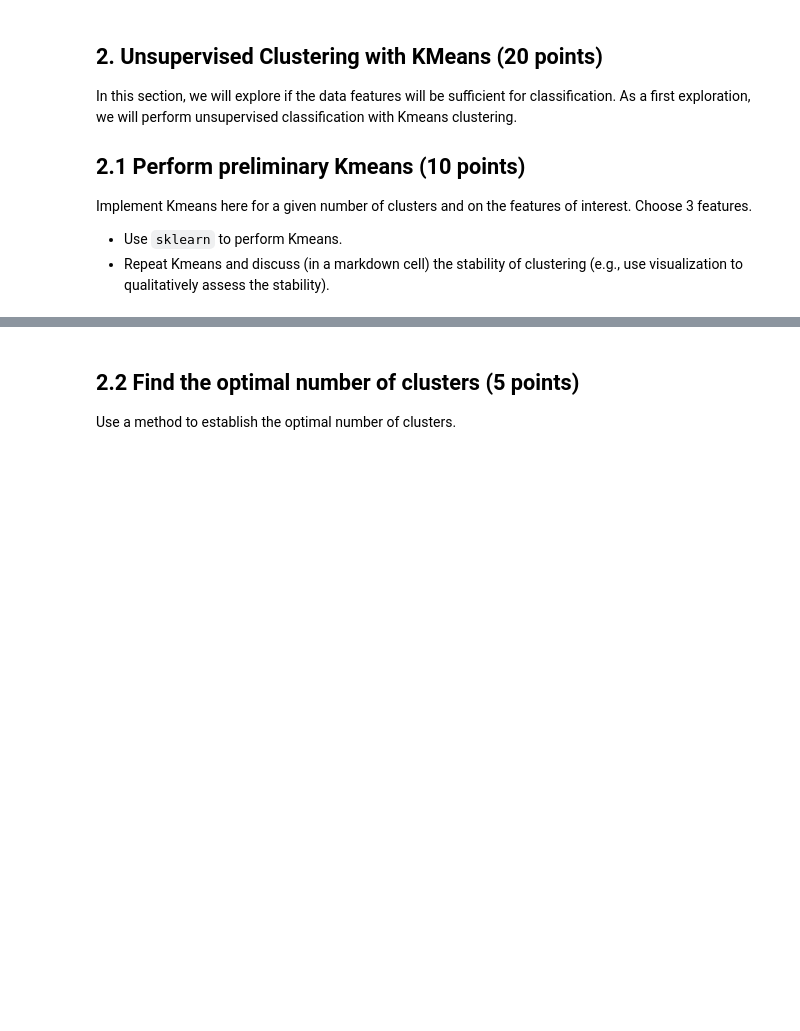
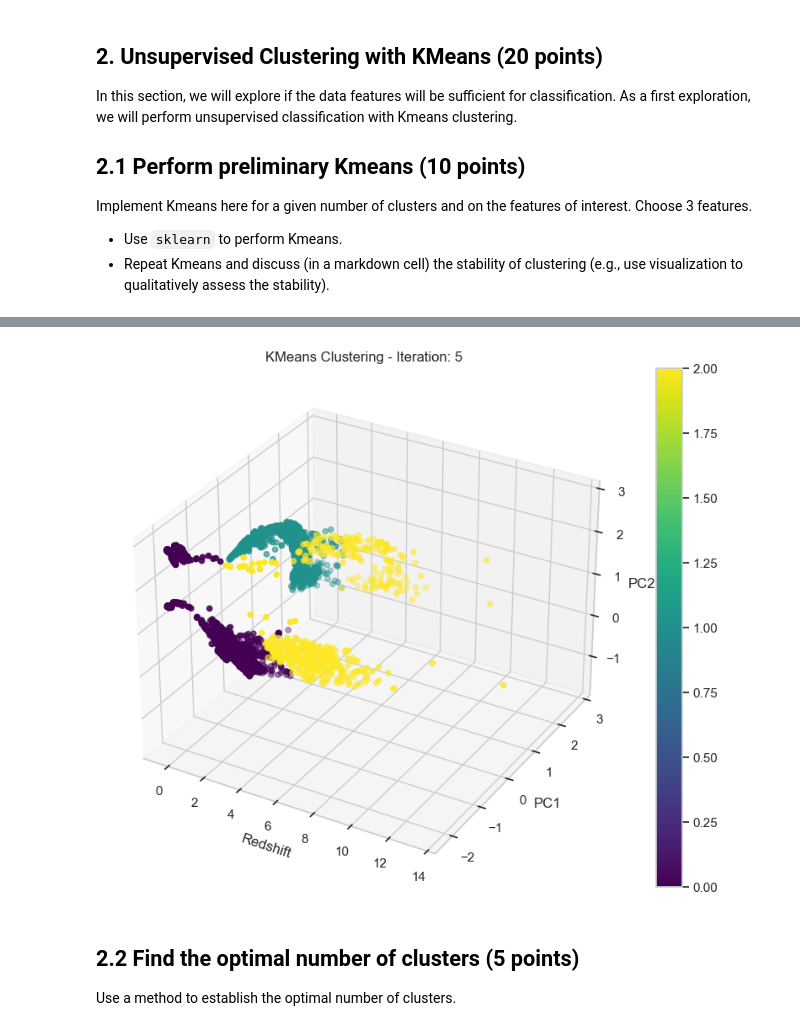
Before and after one commit to sryisjelly/MLGEO2024_LiangtongW, a Jupyter notebook: HW2/Homework_CML.ipynb, the cells around one changed output, grey strips where cells are left out. Drawn from its saved outputs; the diff is of its cells as text; code cells hidden in the pictures; blank space fills up the shorter version.

```diff
--- a/HW2/Homework_CML.ipynb
+++ b/HW2/Homework_CML.ipynb
@@ -614,3 +667,26 @@ Implement Kmeans here for a given number of clusters and on the features of inte
+# %%
+# Repeat KMeans and assess stability
+n_repeats = 5
+for i in range(n_repeats):
+    kmeans = KMeans(n_clusters=n_clusters, random_state=i, n_init=10)
+    labels = kmeans.fit_predict(X_scaled)
+
+# Visualize the clustering results
+fig = plt.figure(figsize=(10, 8))
+ax = fig.add_subplot(111, projection='3d') # Create a 3D plot
+scatter = ax.scatter(X_scaled[:, 0], X_scaled[:, 1], X_scaled[:, 2], c=labels, cmap='viridis')
+
+# Add labels and title
+ax.set_xlabel('Redshift')
+ax.set_ylabel('PC1')
+ax.set_zlabel('PC2')
+plt.title(f'KMeans Clustering - Iteration: {i+1}')
+
+# Add colorbar
+plt.colorbar(scatter)
+plt.show()
+# %% [output]
+[figure, added]
 # %% [markdown]
 ## 2.2 Find the optimal number of clusters (5 points)
 
```
Also changed, not shown: parts of 33 cells of this notebook.
